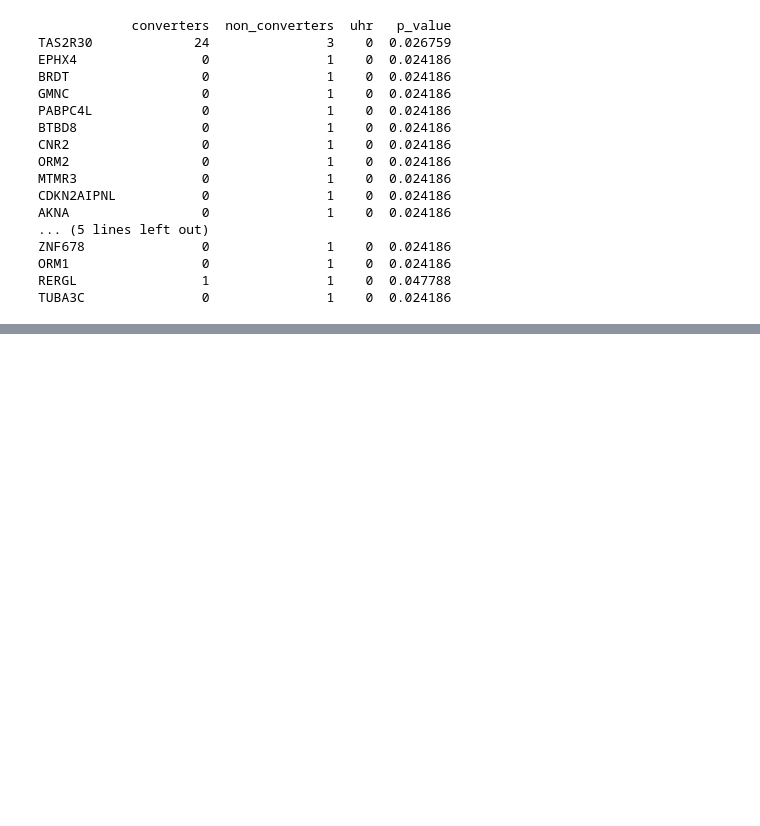
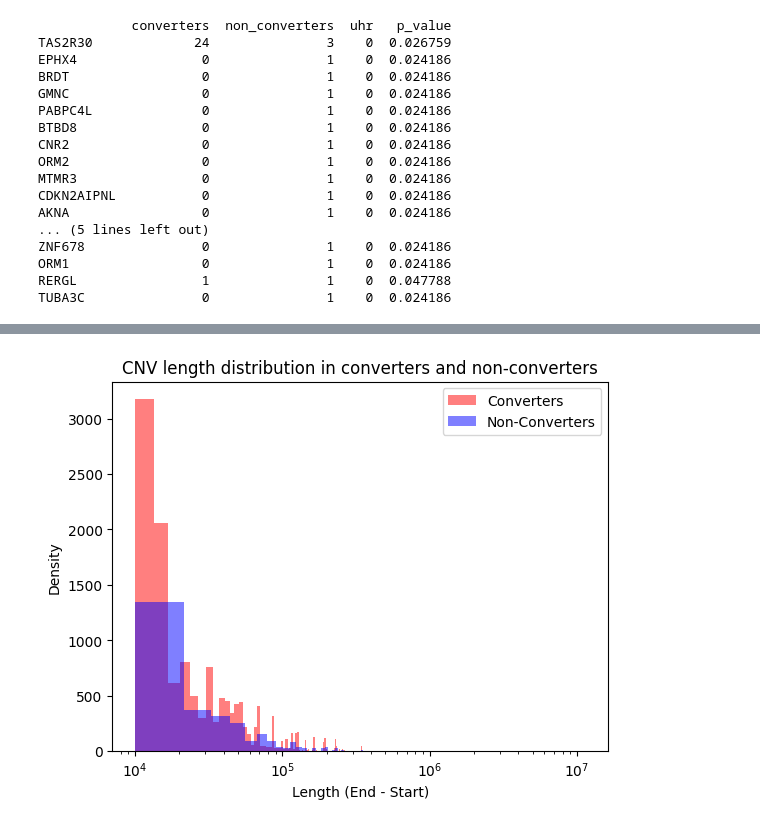
Before and after one commit to zhukovanadezhda/schizophrenia-prediction, a Jupyter notebook: annalyse.ipynb, the cells around one changed output, grey strips where cells are left out. Saved outputs shown, nothing was run; the diff lists cells and outputs as text; code cells hidden in the pictures; blank space fills up the shorter version.

```diff
--- a/annalyse.ipynb
+++ b/annalyse.ipynb
@@ -274,0 +320,15 @@ TUBA3C               0               1    0  0.024186
+# %%
+length_converters = df[df["Phenotype"].isin(converters)]["End"] - df[df["Phenotype"].isin(converters)]["Start"]
+length_non_converters = df[df["Phenotype"].isin(non_converters)]["End"] - df[df["Phenotype"].isin(non_converters)]["Start"]
+
+plt.hist(length_converters, bins=1000, color="r", alpha=0.5, label="Converters")
+plt.hist(length_non_converters, bins=1000, color="b", alpha=0.5, label="Non-Converters")
+
+plt.xscale("log")
+plt.xlabel("Length (End - Start)")
+plt.ylabel("Density")
+plt.title("CNV length distribution in converters and non-converters")
+plt.legend()
+plt.show()
+# %% [output]
+[figure, added]
```
Also changed, not shown: parts of 21 cells of this notebook.
